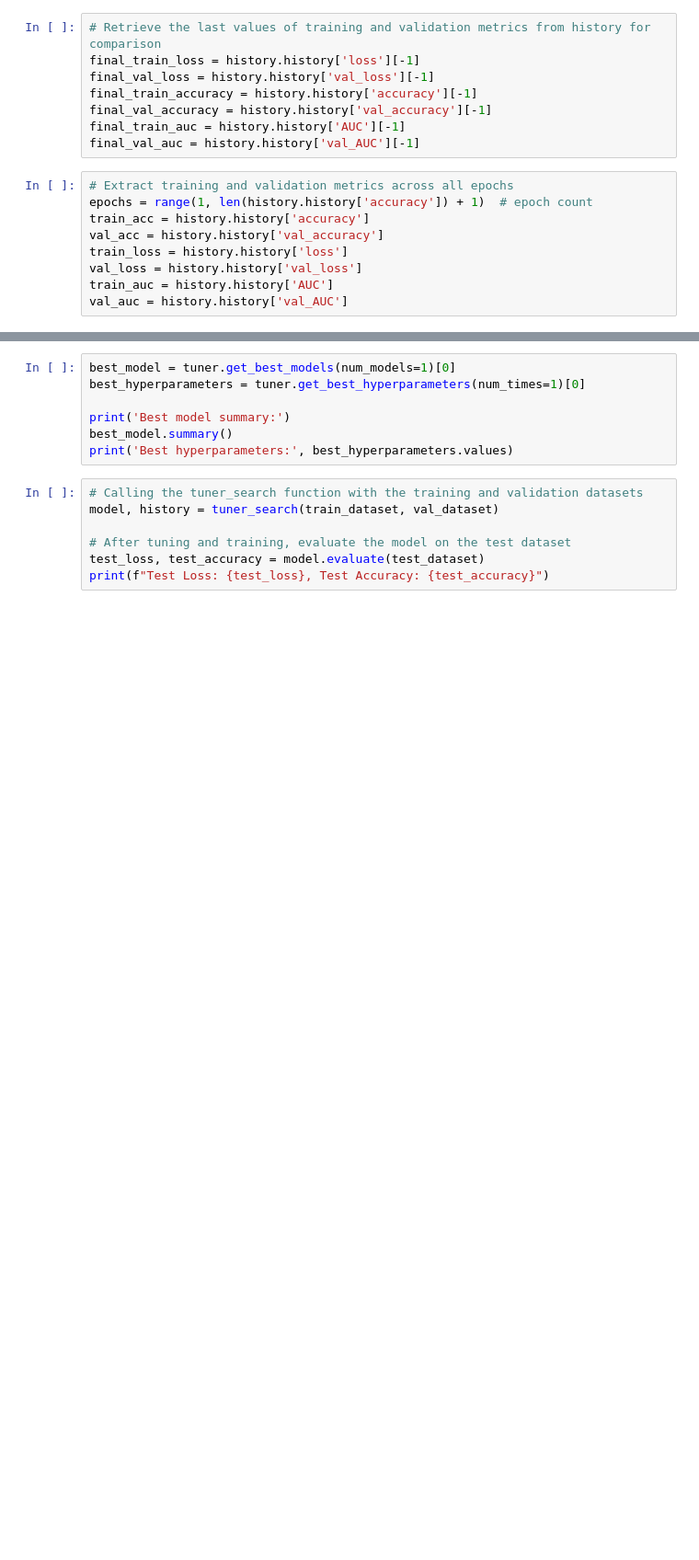
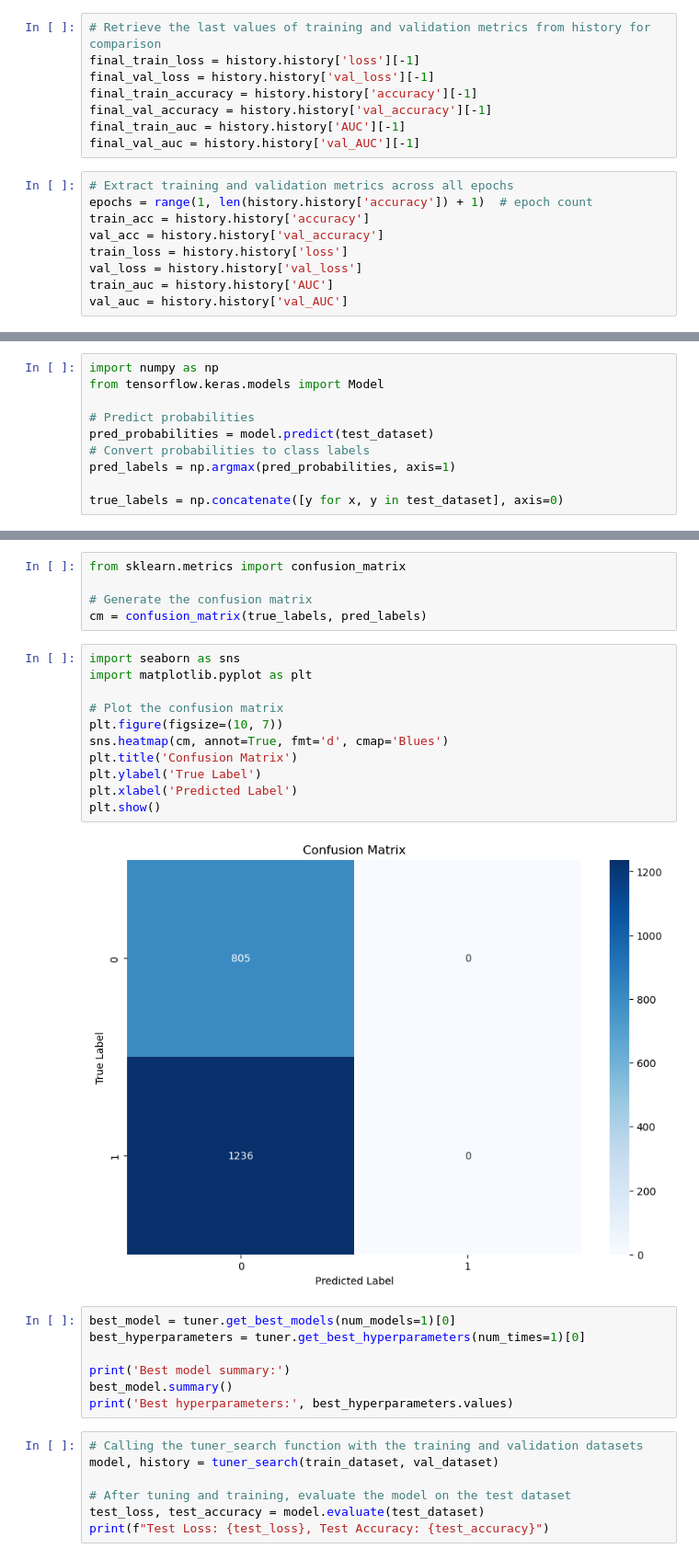
Before and after one commit to arjunkmoorthy1/24Spr_AMoorthy_healthai, a Jupyter notebook: code/deep_learning_model/base_sequential.ipynb, the cells around one changed output, grey strips where cells are left out. Shown: that part at 92% size. Saved outputs shown, nothing was run; the diff lists cells and outputs as text; blank space fills up the shorter version.

```diff
--- a/code/deep_learning_model/base_sequential.ipynb
+++ b/code/deep_learning_model/base_sequential.ipynb
@@ -438,0 +387,10 @@ Traceback (most recent call last):
+# %%
+import numpy as np
+from tensorflow.keras.models import Model
+
+# Predict probabilities
+pred_probabilities = model.predict(test_dataset)
+# Convert probabilities to class labels
+pred_labels = np.argmax(pred_probabilities, axis=1)
+
+true_labels = np.concatenate([y for x, y in test_dataset], axis=0)
@@ -439,3 +400,21 @@ Traceback (most recent call last):
+# %%
+from sklearn.metrics import confusion_matrix
+
+# Generate the confusion matrix
+cm = confusion_matrix(true_labels, pred_labels)
+# %%
+import seaborn as sns
+import matplotlib.pyplot as plt
+
+# Plot the confusion matrix
+plt.figure(figsize=(10, 7))
+sns.heatmap(cm, annot=True, fmt='d', cmap='Blues')
+plt.title('Confusion Matrix')
+plt.ylabel('True Label')
+plt.xlabel('Predicted Label')
+plt.show()
+# %% [output]
+[figure, added]
 # %%
 best_model = tuner.get_best_models(num_models=1)[0]
 best_hyperparameters = tuner.get_best_hyperparameters(num_times=1)[0]
```
Also changed, not shown: parts of 7 cells of this notebook, 5 other files.
